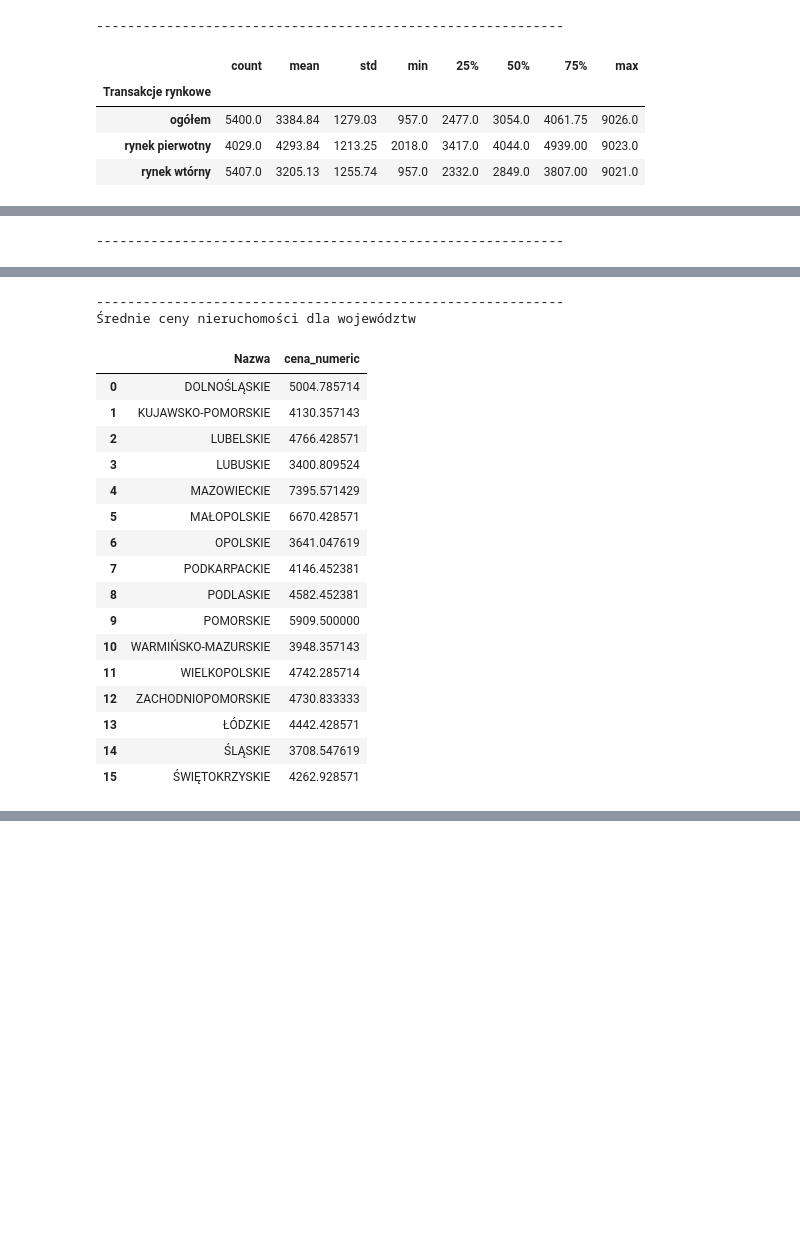
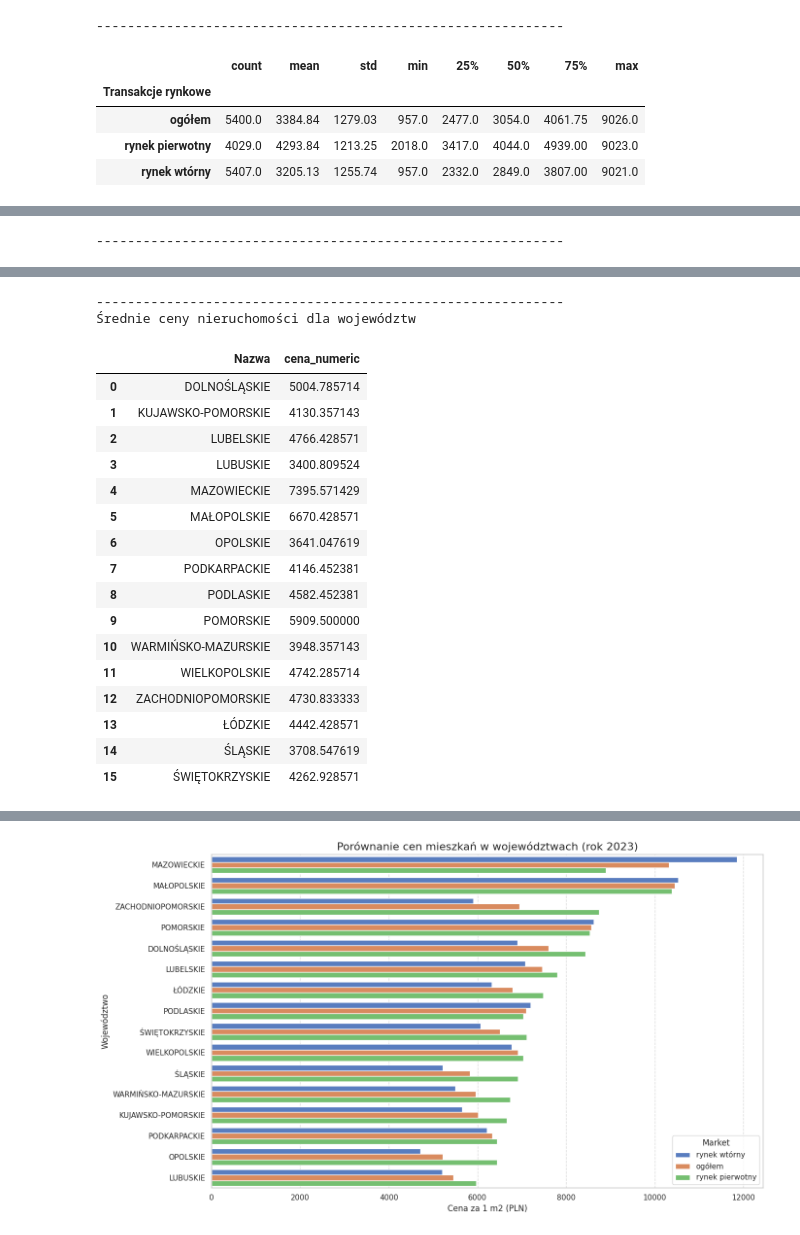
Before and after one commit to MatiMajewski/Beginners, a Jupyter notebook: Podejście2.ipynb, the cells around one changed output, grey strips where cells are left out. Drawn from its saved outputs; the diff is of its cells as text; code cells hidden in the pictures; blank space fills up the shorter version.

```diff
--- a/Podejście2.ipynb
+++ b/Podejście2.ipynb
@@ -24,7 +24,7 @@ print(df.info())
 num_hyphens = df['Wartosc'].astype(str).str.contains('-').sum()
 print(f"\nLiczba wartości z '-' w kolumnie 'Wartosc': {num_hyphens}")
 
-# wartoci konwersja na numeric.
+# Konwersja wartości na typ numeryczny.
 df['Wartosc'] = df['Wartosc'].astype(str).str.replace('-', '0', regex=False) # Zmiana: zamiana '-' na '0'
 df['cena_numeric'] = pd.to_numeric(df['Wartosc'], errors='coerce')
 
@@ -35,14 +35,14 @@ df_clean = df.dropna(subset=['cena_numeric'])
 print("\n--- BRAKI W DANYCH ---")
 print(df.isnull().sum())
 
-# sprawdzanie wartosci 0 w kolumnie wartosci
+# Sprawdzanie wartości 0 w kolumnie 'Wartosc'
 zero_price_rows = df_clean[df_clean['cena_numeric'] == 0]
 zero_counts_by_market = zero_price_rows.groupby('Transakcje rynkowe').size().reset_index(name='Liczba_zerowych_cen')
 
 print("Liczba zerowych cen w podziale na typ transakcji rynkowej:")
 display(zero_counts_by_market)
 
-# usuwamy wiersze z wartościami 0
+# Usuwamy wiersze z wartościami 0
 initial_rows_in_df_clean = len(df_clean)
 df_clean = df_clean[df_clean['cena_numeric'] != 0].copy()
 print("------------------------------------------------------------")
@@ -138,10 +138,70 @@ average_prices_by_voivodeship = df_voivodeships.groupby('Nazwa')['cena_numeric']
 styled_table = average_prices_by_voivodeship.style\
     .background_gradient(cmap='Greens', subset=['cena_numeric']) \
     .set_properties(**{'border-color': '#0a0a0a', 'border-style': 'solid', 'border-width': '1px'}) \
-    .set_table_styles([{'selector': 'td, th', 'props': [('border', '1px solid #0a0a0a')]}]) # Add borders to cells
+    .set_table_styles([{'selector': 'td, th', 'props': [('border', '1px solid #0a0a0a')]}]) # Dodaj obramowanie do komórek
 
 print("Średnie ceny nieruchomości dla województw")
 display(styled_table)
+
+
+# 1. Ładowanie i czyszczenie danych
+# Użyj pd.read_excel dla plików .xlsx i ustaw header=0
+df_processed = df.copy() # Tworzenie kopii, aby uniknąć modyfikowania oryginalnego obiektu df, jeśli jest używany gdzie indziej
+
+# Zmień nazwy kolumn na bardziej wygodne dla reszty skryptu, jeśli to konieczne,
+
+df_processed.rename(columns={'Nazwa': 'Region', 'Transakcje rynkowe': 'Market', 'Rok': 'Year', 'Wartosc': 'Price'}, inplace=True)
+
+df_processed['Price'] = pd.to_numeric(df_processed['Price'], errors='coerce')
+df_processed = df_processed[df_processed['Price'] > 0]
+
+# Lista województw
+voivodeships = [
+    'DOLNOŚLĄSKIE', 'KUJAWSKO-POMORSKIE', 'LUBELSKIE', 'LUBUSKIE',
+    'ŁÓDZKIE', 'MAŁOPOLSKIE', 'MAZOWIECKIE', 'OPOLSKIE', 'PODKARPACKIE',
+    'PODLASKIE', 'POMORSKIE', 'ŚLĄSKIE', 'ŚWIĘTOKRZYSKIE',
+    'WARMIŃSKO-MAZURSKIE', 'WIELKOPOLSKIE', 'ZACHODNIOPOMORSKIE'
+]
+
+# 2. EDA: Filtrowanie dla roku 2023 i województw
+latest_year = 2023
+df_2023 = df_processed[(df_processed['Region'].isin(voivodeships)) & (df_processed['Year'] == latest_year)].copy()
+
+# Tabela podsumowująca dla użytkownika
+summary_pivot = df_2023.pivot(index='Region', columns='Market', values='Price')
+summary_pivot['Różnica (P-W)'] = summary_pivot['rynek pierwotny'] - summary_pivot['rynek wtórny']
+summary_pivot = summary_pivot.sort_values(by='rynek pierwotny', ascending=False)
+summary_pivot.to_csv('porownanie_wojewodztw_2023.csv')
+
+# 3. Wizualizacja
+plt.figure(figsize=(14, 8))
+# Melt dla wykresu
+df_plot = df_2023.sort_values(by='Price', ascending=False)
+sns.barplot(data=df_plot, y='Region', x='Price', hue='Market', palette='muted')
+plt.title(f'Porównanie cen mieszkań w województwach (rok {latest_year})', fontsize=16)
+plt.xlabel('Cena za 1 m2 (PLN)', fontsize=12)
+plt.ylabel('Województwo', fontsize=12)
+plt.grid(axis='x', linestyle='--', alpha=0.7)
+plt.tight_layout()
+plt.savefig('ceny_wojewodztwa_2023.png')
+
+# 4. Inferencja statystyczna
+# Test t-studenta dla par: Czy różnica między rynkiem pierwotnym a wtórnym jest istotna w województwach?
+p_market = summary_pivot['rynek pierwotny']
+w_market = summary_pivot['rynek wtórny']
+t_stat, p_val = stats.ttest_rel(p_market, w_market)
+
+# Przedział ufności dla średniej ceny (wszystkie obserwacje w 2023 r.)
+mean_val = df_2023['Price'].mean()
+sem_val = stats.sem(df_2023['Price'])
+conf_int = stats.t.interval(0.95, len(df_2023['Price'])-1, loc=mean_val, scale=sem_val)
+
+print("Summary Table:")
+print(summary_pivot)
+print(f"\nStatistical Results for {latest_year}:")
+print(f"Mean Price (Voivodeships): {mean_val:.2f} PLN")
+print(f"95% CI: {conf_int}")
+print(f"Paired t-test (P vs W): t={t_stat:.4f}, p={p_val:.4f}")
 # %% [output]
 --- INFO O STRUKTURZE ---
 <class 'pandas.core.frame.DataFrame'>
@@ -208,0 +286 @@ Liczba wierszy w df_clean po usunięciu zer: 14996
+[figure, added]
```
Also changed, not shown: parts of 12 cells of this notebook.
